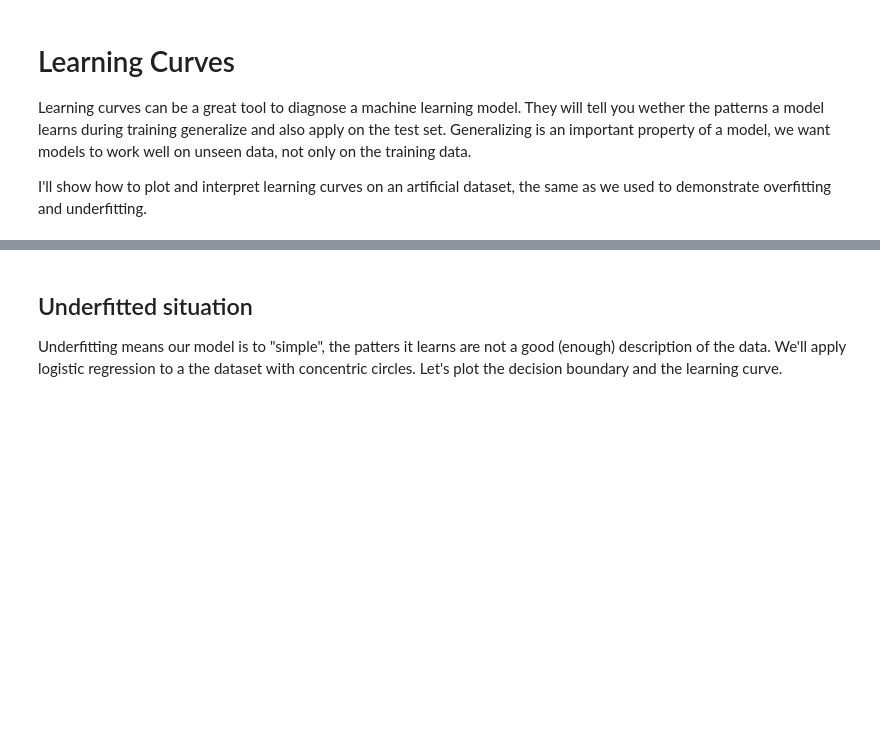
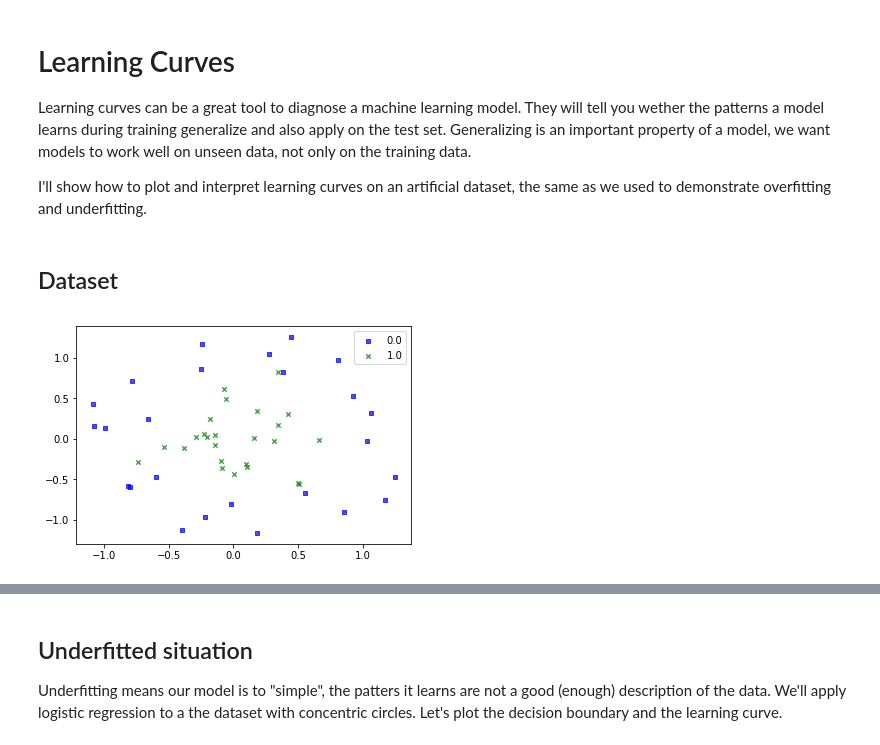
Before and after one commit to EikeDehling/machine-learnings, a Jupyter notebook: learning_curves.ipynb, the cells around one changed output, grey strips where cells are left out. Drawn from its saved outputs; the diff is of its cells as text; code cells hidden in the pictures; blank space fills up the shorter version.

Commit message:
Update notebook about learning curves

```diff
--- a/learning_curves.ipynb
+++ b/learning_curves.ipynb
@@ -4,6 +4,8 @@
 Learning curves can be a great tool to diagnose a machine learning model. They will tell you wether the patterns a model learns during training generalize and also apply on the test set. Generalizing is an important property of a model, we want models to work well on unseen data, not only on the training data.
 
 I'll show how to plot and interpret learning curves on an artificial dataset, the same as we used to demonstrate overfitting and underfitting.
+# %% [markdown]
+## Dataset
 # %%
 from sklearn.datasets import make_circles
 from sklearn.model_selection import train_test_split
@@ -19,0 +20,6 @@ from mlxtend.plotting import plot_decision_regions, plot_learning_curves, catego
+# %%
+import numpy as np
+
+_ = category_scatter(x=0, y=1, label_col=2, data=np.column_stack((X, y)))
+# %% [output]
+[figure, added]
```
Also changed, not shown: parts of 6 cells of this notebook, 2 other files.
